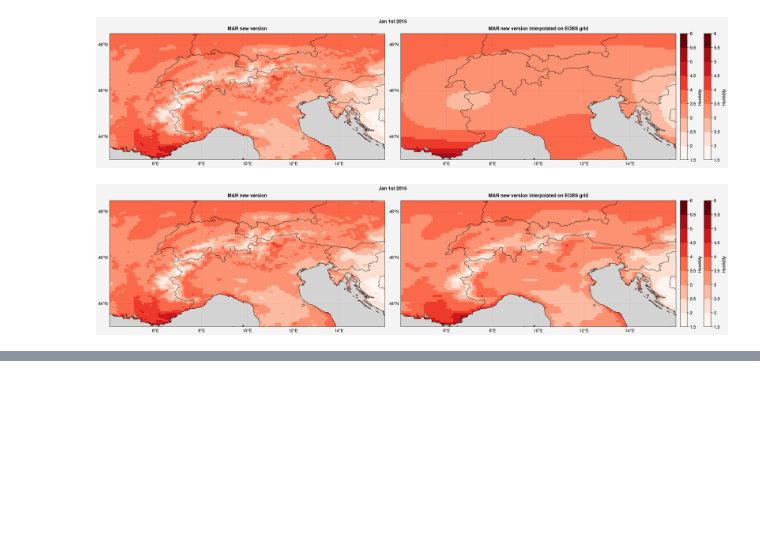
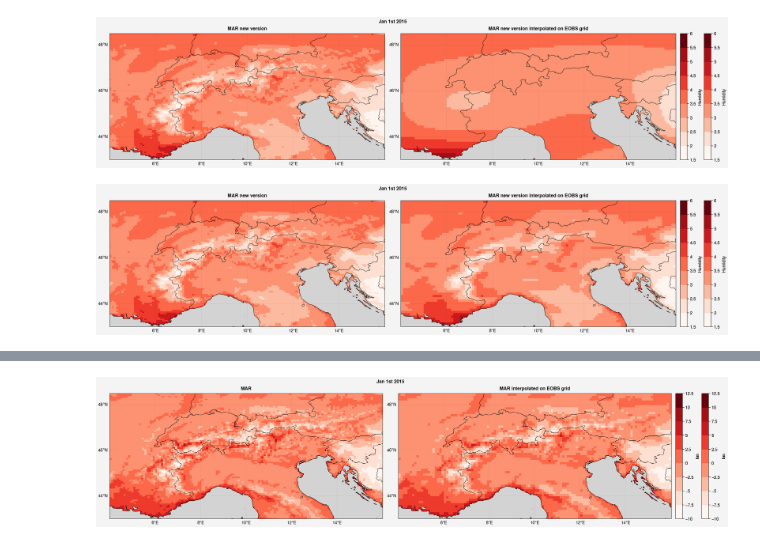
Before and after one commit to Ian-CD/PhD, a Jupyter notebook: Ressources/Interpolation.ipynb, the cells around one changed output, grey strips where cells are left out. Drawn from its saved outputs; the diff is of its cells as text; code cells hidden in the pictures; blank space fills up the shorter version.

```diff
--- a/Ressources/Interpolation.ipynb
+++ b/Ressources/Interpolation.ipynb
@@ -240,0 +286,22 @@ axs.format(ocean=True,oceancolor='lightgray',reso='hi',suptitle='Jan 1st 2015',c
+# %%
+# Using Mickael Lalande's function in utils, otherwise just use regridder from xesmf
+
+#test = ds_T_test_v314_2015.TTz.isel(ztqlev=0).isel(time=0)[jmin:jmax,imin:imax]
+test = ds_T_test_v314_2015.TTz.isel(ztqlev=0)[:,jmin:jmax,imin:imax]
+
+# MAR has a very slight difference in x and y positions of grid cells between MARgrid and the simulations, which will prevent the regridding. So have to do this :
+lon_correct_xy = ds.LON[jmin:jmax,imin:imax] # copy the incorrect lon/lat
+lat_correct_xy = ds.LAT[jmin:jmax,imin:imax]
+
+lon_correct_xy["x"] = ("x", test.x.values) # correct lon
+lon_correct_xy["y"] = ("y", test.y.values)
+
+lat_correct_xy["x"] = ("x", test.x.values) # correct lat
+lat_correct_xy["y"] = ("y", test.y.values)
+
+test.coords['lon'] = lon_correct_xy
+test.coords['lat'] = lat_correct_xy
+
+test_regrid = u.regrid(test,ds_TG_EOBS_2015,'bilinear',globe=True,periodic=False,reuse_weights=False) # globe=False gives an error, because of scipy.sparse.csr_matrix(X)
+                                                                                                                # in add_matrix_NaNs
+test_regrid
@@ -240,0 +326,14 @@ axs.format(ocean=True,oceancolor='lightgray',reso='hi',suptitle='Jan 1st 2015',c
+# %%
+f, axs = pplt.subplots(proj='cyl', axwidth=8,ncols=2)
+
+m=axs[0].pcolormesh(lon, lat, test[0], levels=10,cmap='Reds')
+f.colorbar(m,label= 'tas')
+
+m=axs[1].pcolormesh(lon_EOBS, lat_EOBS, test_regrid[0], levels=10,cmap='Reds')
+f.colorbar(m,label= 'tas')
+
+
+axs.format(**normal_format)
+axs.format(ocean=True,oceancolor='lightgray',reso='hi',suptitle='Jan 1st 2015',collabels=['MAR','MAR interpolated on EOBS grid'])
+# %% [output]
+[figure, added]
```
Also changed, not shown: parts of 9 cells of this notebook, 1 other file.
